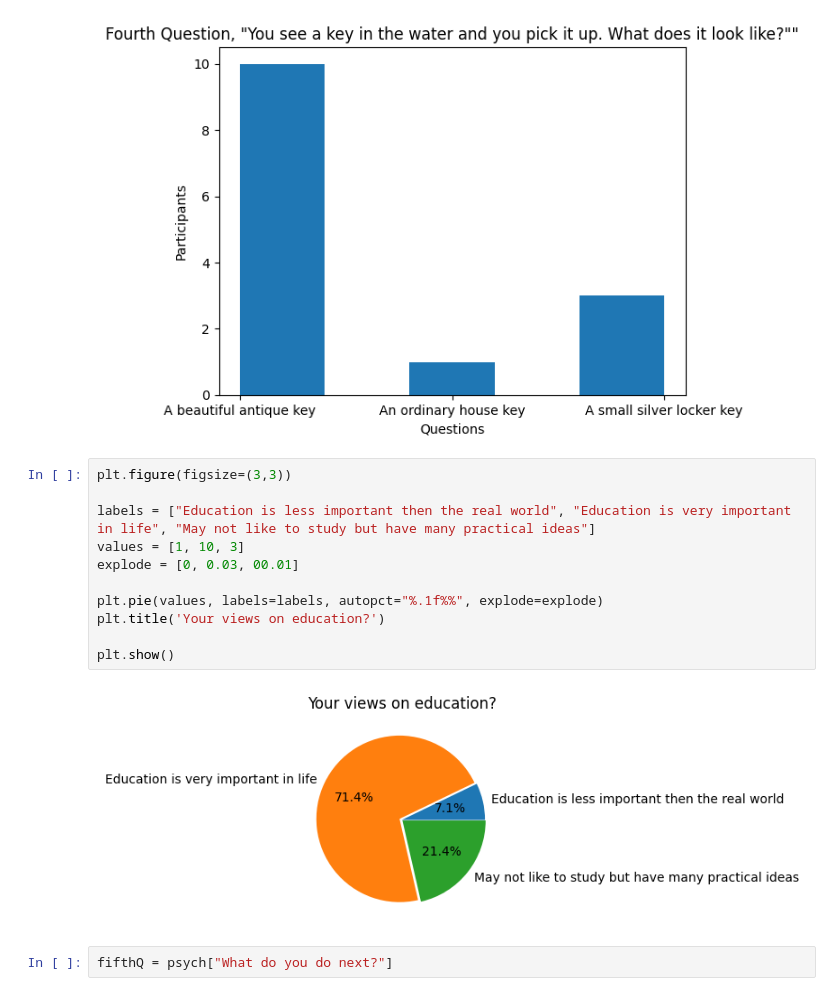
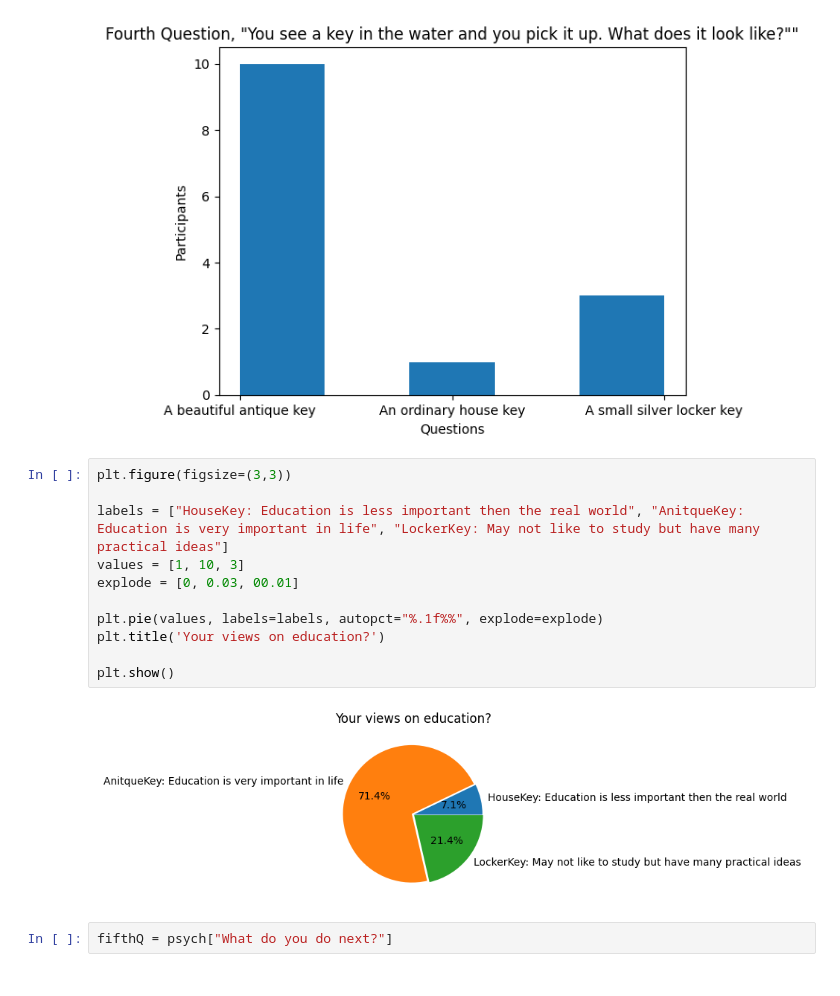
Before and after one commit to jyhun93/DataAmongUs_Yonghun_Jung, a Jupyter notebook: YongChart.ipynb, the cells around one changed output. Saved outputs shown, nothing was run; the diff lists cells and outputs as text.

```diff
--- a/YongChart.ipynb
+++ b/YongChart.ipynb
@@ -310,16 +310,16 @@ Text(0.5, 1.0, 'Fourth Question, "You see a key in the water and you pick it up.
 # %%
 plt.figure(figsize=(3,3))
 
-labels = ["Education is less important then the real world", "Education is very important in life", "May not like to study but have many practical ideas"]
+labels = ["HouseKey: Education is less important then the real world", "AnitqueKey: Education is very important in life", "LockerKey: May not like to study but have many practical ideas"]
 values = [1, 10, 3]
 explode = [0, 0.03, 00.01]
 
 plt.pie(values, labels=labels, autopct="%.1f%%", explode=explode)
 plt.title('Your views on education?')
 
 plt.show()
 # %% [output]
-[figure, old version]
+[figure, new version]
 # %%
 fifthQ = psych["What do you do next?"]
 # %%
```
Also changed, not shown: parts of 4 cells of this notebook.
